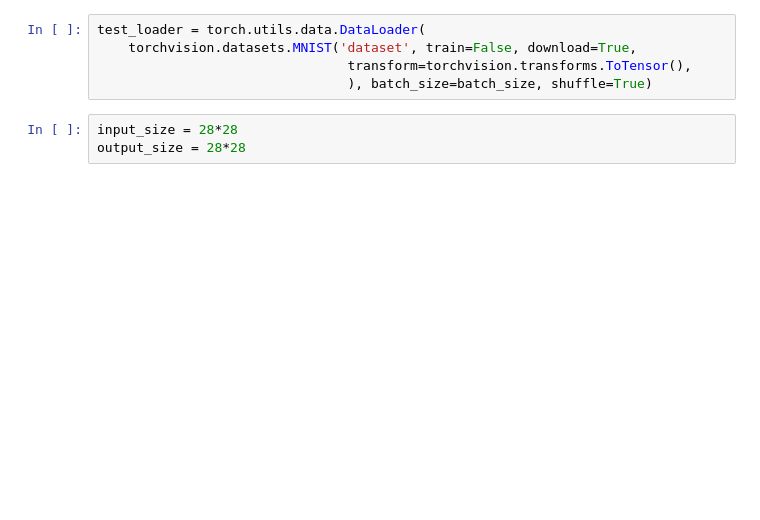
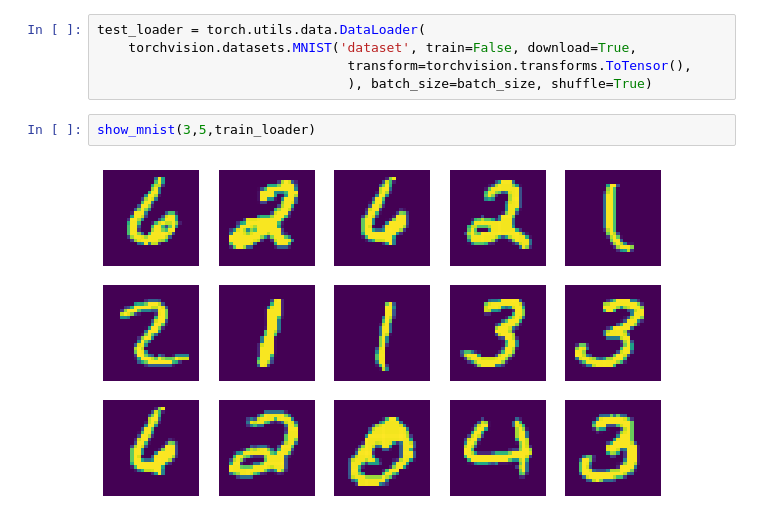
Before and after one commit to ge96rox/MLCMS04, a Jupyter notebook: task3.ipynb, the cells around one changed output. Drawn from its saved outputs; the diff is of its cells as text; blank space fills up the shorter version.

```diff
--- a/task3.ipynb
+++ b/task3.ipynb
@@ -17,7 +39,8 @@ test_loader = torch.utils.data.DataLoader(
     torchvision.datasets.MNIST('dataset', train=False, download=True,
                                 transform=torchvision.transforms.ToTensor(),
                                 ), batch_size=batch_size, shuffle=True)
-# %%
-input_size = 28*28
-output_size = 28*28
+# %%
+show_mnist(3,5,train_loader)
+# %% [output]
+[figure, added]
 # %%
```
Also changed, not shown: parts of 6 cells of this notebook, 1 other file.
